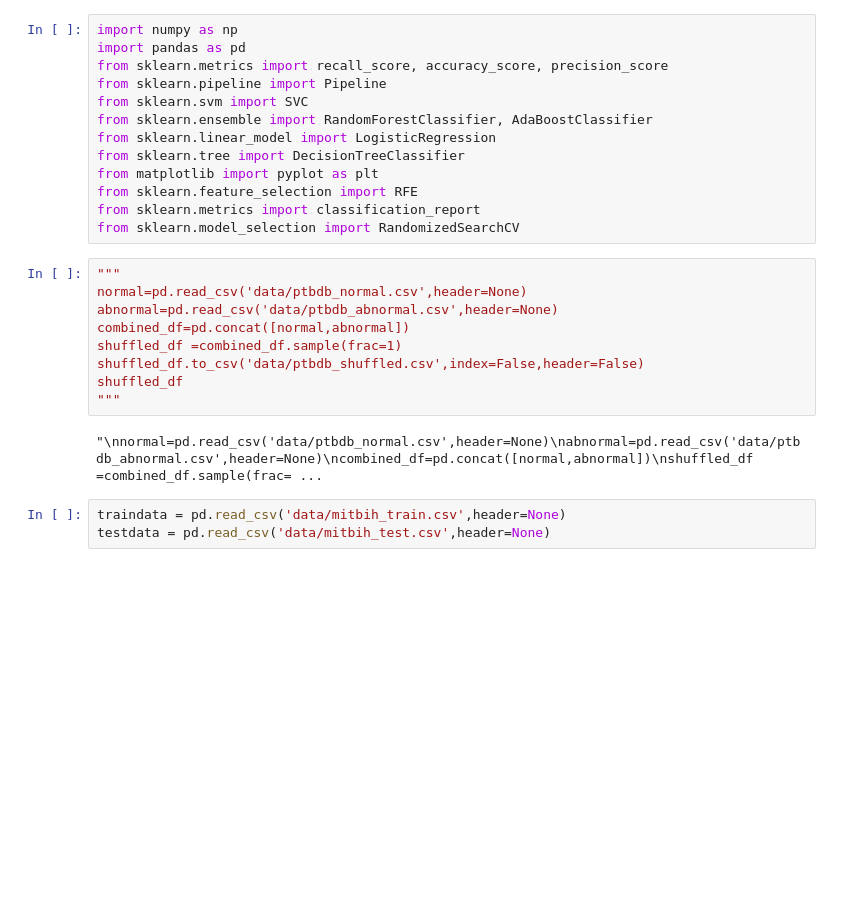
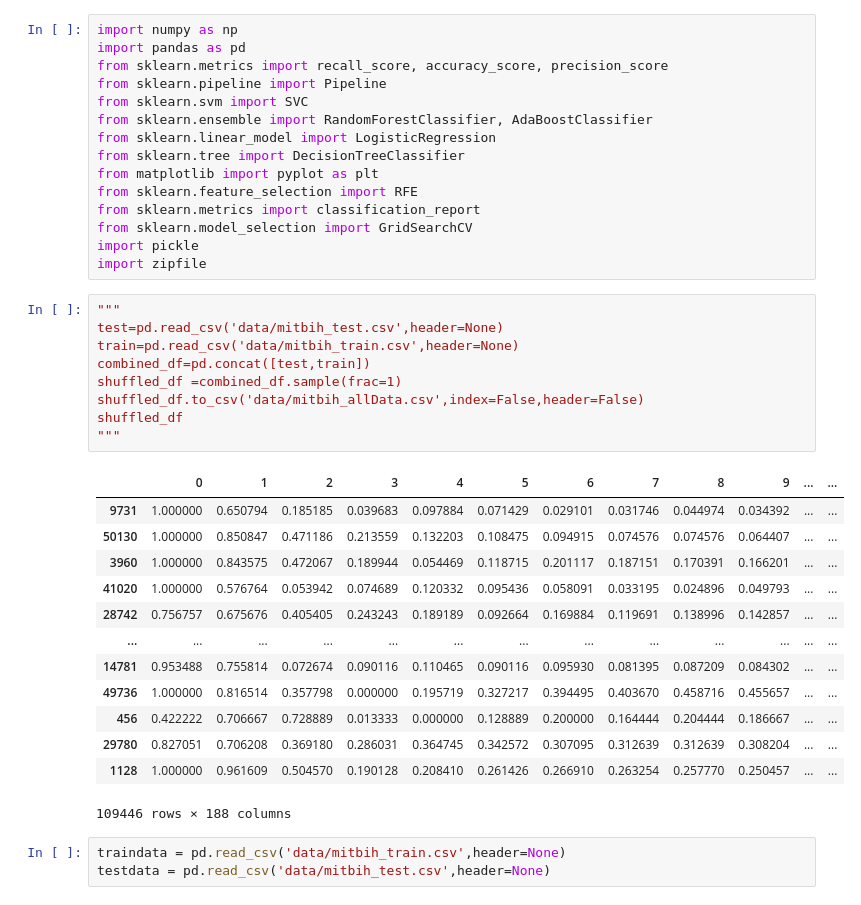
Before and after one commit to Elcasvi/ECG-Heartbeat-Categorization, a Jupyter notebook: ECG Classificator/notebook.ipynb, the cells around one changed output. Drawn from its saved outputs; the diff is of its cells as text; blank space fills up the shorter version.

Commit message:
Multi Class Model completed

```diff
--- a/ECG Classificator/notebook.ipynb
+++ b/ECG Classificator/notebook.ipynb
@@ -10,18 +10,32 @@ from sklearn.tree import DecisionTreeClassifier
 from matplotlib import pyplot as plt
 from sklearn.feature_selection import RFE
 from sklearn.metrics import classification_report
-from sklearn.model_selection import RandomizedSearchCV
+from sklearn.model_selection import GridSearchCV
+import pickle
+import zipfile
 # %%
 """
-normal=pd.read_csv('data/ptbdb_normal.csv',header=None)
-abnormal=pd.read_csv('data/ptbdb_abnormal.csv',header=None)
-combined_df=pd.concat([normal,abnormal])
+test=pd.read_csv('data/mitbih_test.csv',header=None)
+train=pd.read_csv('data/mitbih_train.csv',header=None)
+combined_df=pd.concat([test,train])
 shuffled_df =combined_df.sample(frac=1)
-shuffled_df.to_csv('data/ptbdb_shuffled.csv',index=False,header=False)
+shuffled_df.to_csv('data/mitbih_allData.csv',index=False,header=False)
 shuffled_df
 """
 # %% [output]
+|  | 0 | 1 | 2 | 3 | 4 | 5 | 6 | 7 | 8 | 9 | ... | ... |
+| 9731 | 1.000000 | 0.650794 | 0.185185 | 0.039683 | 0.097884 | 0.071429 | 0.029101 | 0.031746 | 0.044974 | 0.034392 | ... | ... |
+| 50130 | 1.000000 | 0.850847 | 0.471186 | 0.213559 | 0.132203 | 0.108475 | 0.094915 | 0.074576 | 0.074576 | 0.064407 | ... | ... |
+| 3960 | 1.000000 | 0.843575 | 0.472067 | 0.189944 | 0.054469 | 0.118715 | 0.201117 | 0.187151 | 0.170391 | 0.166201 | ... | ... |
+| 41020 | 1.000000 | 0.576764 | 0.053942 | 0.074689 | 0.120332 | 0.095436 | 0.058091 | 0.033195 | 0.024896 | 0.049793 | ... | ... |
+| 28742 | 0.756757 | 0.675676 | 0.405405 | 0.243243 | 0.189189 | 0.092664 | 0.169884 | 0.119691 | 0.138996 | 0.142857 | ... | ... |
+| ... | ... | ... | ... | ... | ... | ... | ... | ... | ... | ... | ... | ... |
+| 14781 | 0.953488 | 0.755814 | 0.072674 | 0.090116 | 0.110465 | 0.090116 | 0.095930 | 0.081395 | 0.087209 | 0.084302 | ... | ... |
+| 49736 | 1.000000 | 0.816514 | 0.357798 | 0.000000 | 0.195719 | 0.327217 | 0.394495 | 0.403670 | 0.458716 | 0.455657 | ... | ... |
+| 456 | 0.422222 | 0.706667 | 0.728889 | 0.013333 | 0.000000 | 0.128889 | 0.200000 | 0.164444 | 0.204444 | 0.186667 | ... | ... |
+| 29780 | 0.827051 | 0.706208 | 0.369180 | 0.286031 | 0.364745 | 0.342572 | 0.307095 | 0.312639 | 0.312639 | 0.308204 | ... | ... |
+| 1128 | 1.000000 | 0.961609 | 0.504570 | 0.190128 | 0.208410 | 0.261426 | 0.266910 | 0.263254 | 0.257770 | 0.250457 | ... | ... |
-"\nnormal=pd.read_csv('data/ptbdb_normal.csv',header=None)\nabnormal=pd.read_csv('data/ptbdb_abnormal.csv',header=None)\ncombined_df=pd.concat([normal,abnormal])\nshuffled_df =combined_df.sample(frac= ...
+109446 rows × 188 columns
 # %%
 traindata = pd.read_csv('data/mitbih_train.csv',header=None)
 testdata = pd.read_csv('data/mitbih_test.csv',header=None)
```
Also changed, not shown: parts of 18 cells of this notebook, 9 other files.
